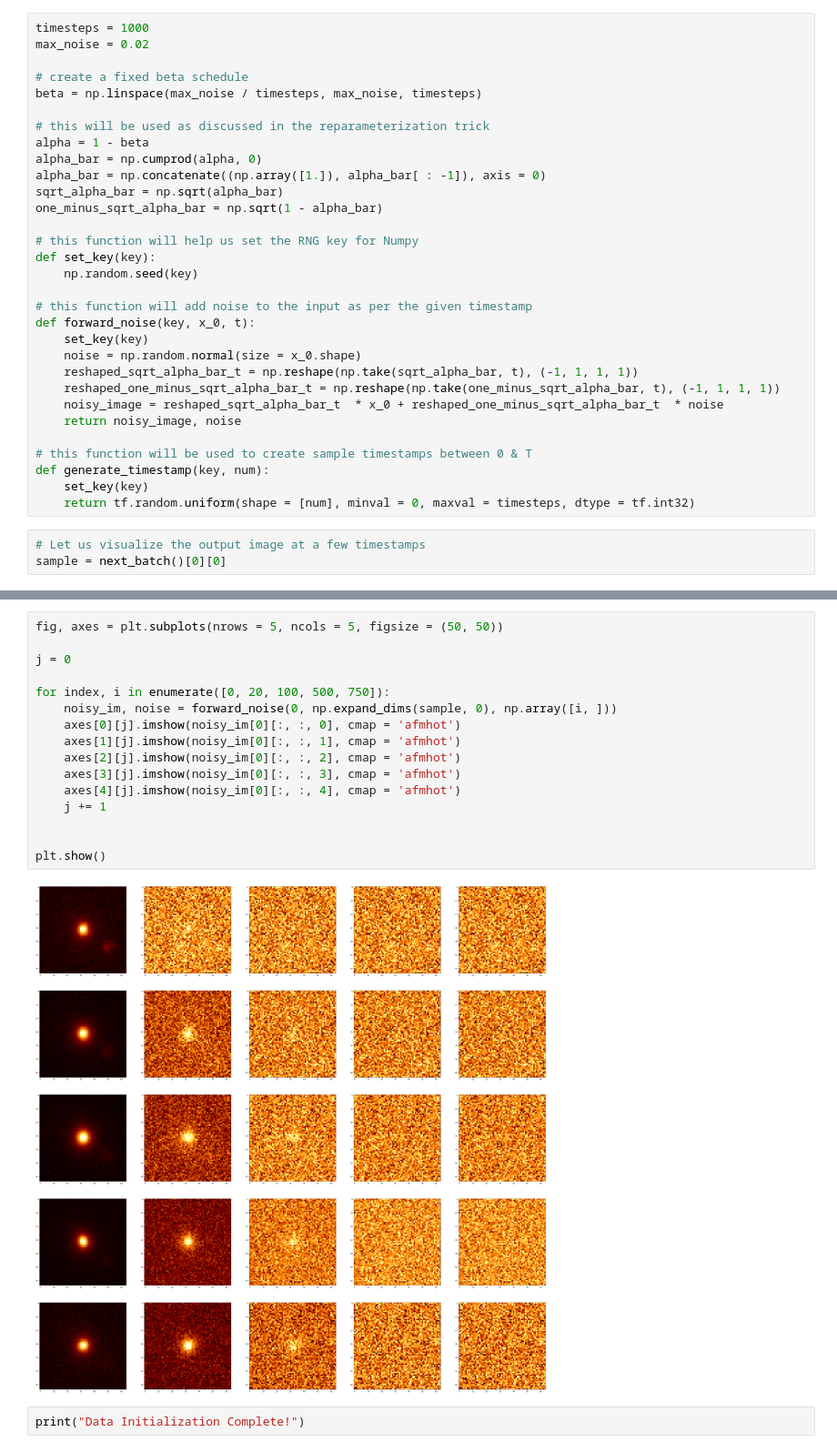
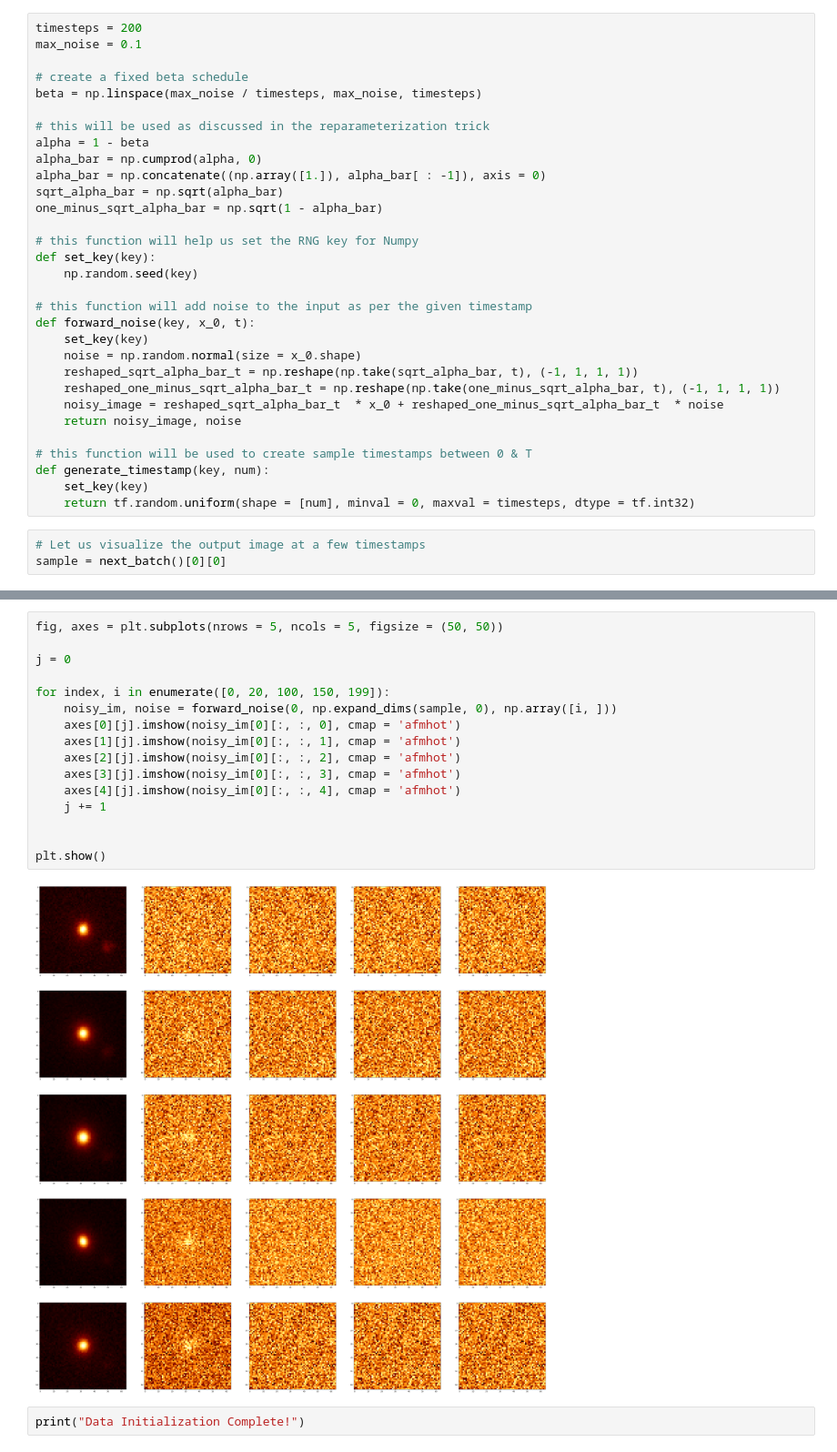
Before and after one commit to astrodatalab/photoz, a Jupyter notebook: code/generative_modeling/conditional_diffusion_aurora.ipynb, the cells around one changed output, grey strips where cells are left out. Shown at 91% size. Cells and saved outputs as stored; diff of their text form.

```diff
--- a/code/generative_modeling/conditional_diffusion_aurora.ipynb
+++ b/code/generative_modeling/conditional_diffusion_aurora.ipynb
@@ -98,8 +96,8 @@ def next_batch():
         batch_count = 0
     return x_train, y_train
 # %%
-timesteps = 1000
-max_noise = 0.02
+timesteps = 200
+max_noise = 0.1
 
 # create a fixed beta schedule
 beta = np.linspace(max_noise / timesteps, max_noise, timesteps)
@@ -153,21 +151,21 @@ plt.show()
 # %%
 fig, axes = plt.subplots(nrows = 5, ncols = 5, figsize = (50, 50))
 
 j = 0
 
-for index, i in enumerate([0, 20, 100, 500, 750]):
+for index, i in enumerate([0, 20, 100, 150, 199]):
     noisy_im, noise = forward_noise(0, np.expand_dims(sample, 0), np.array([i, ]))
     axes[0][j].imshow(noisy_im[0][:, :, 0], cmap = 'afmhot')
     axes[1][j].imshow(noisy_im[0][:, :, 1], cmap = 'afmhot')
     axes[2][j].imshow(noisy_im[0][:, :, 2], cmap = 'afmhot')
     axes[3][j].imshow(noisy_im[0][:, :, 3], cmap = 'afmhot')
     axes[4][j].imshow(noisy_im[0][:, :, 4], cmap = 'afmhot')
     j += 1
 
 
 plt.show()
 # %% [output]
-[figure, old version]
+[figure, new version]
 # %%
 print("Data Initialization Complete!")
 # %% [output]
```
Also changed, not shown: parts of 11 cells of this notebook, 26 other files.
